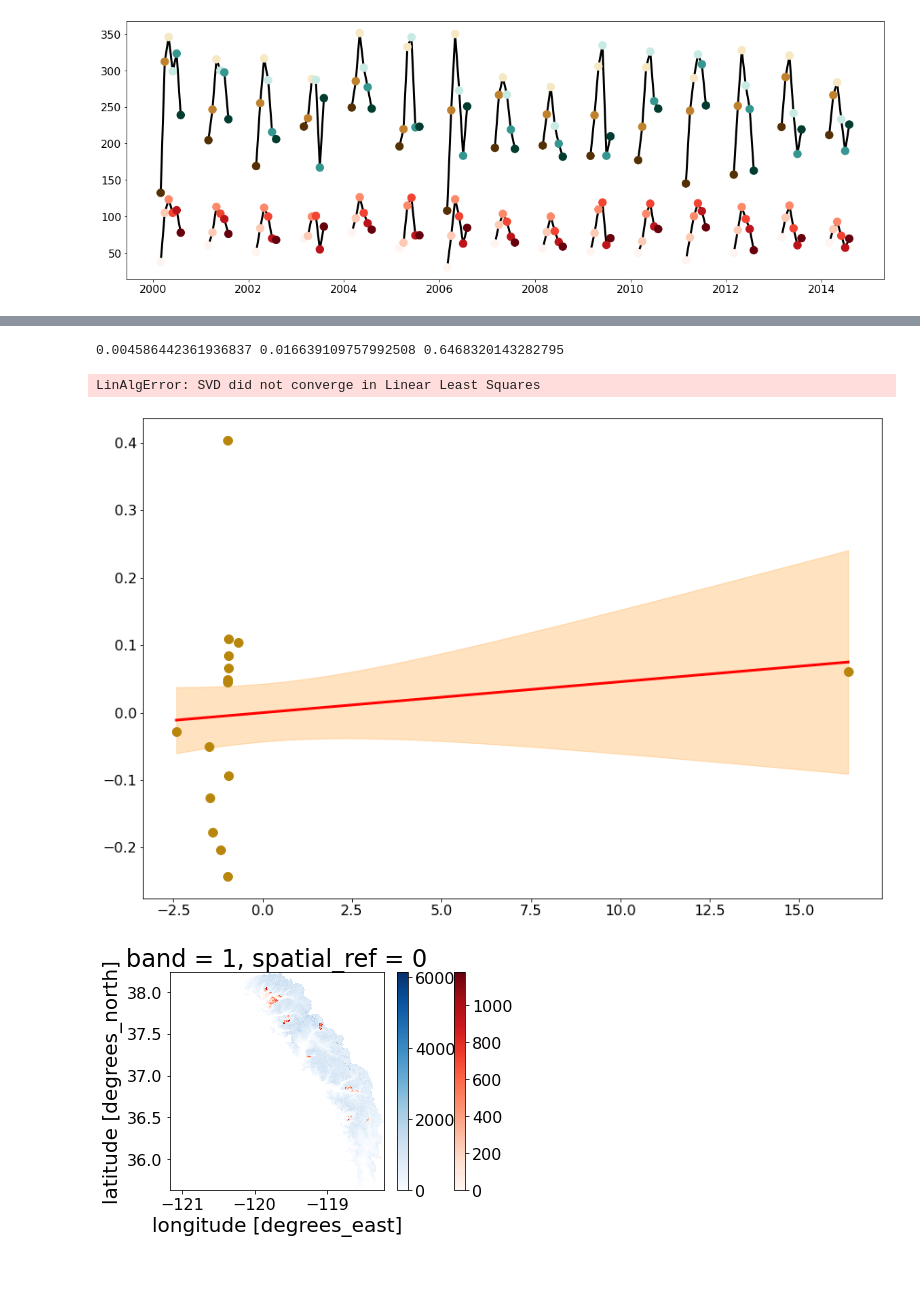
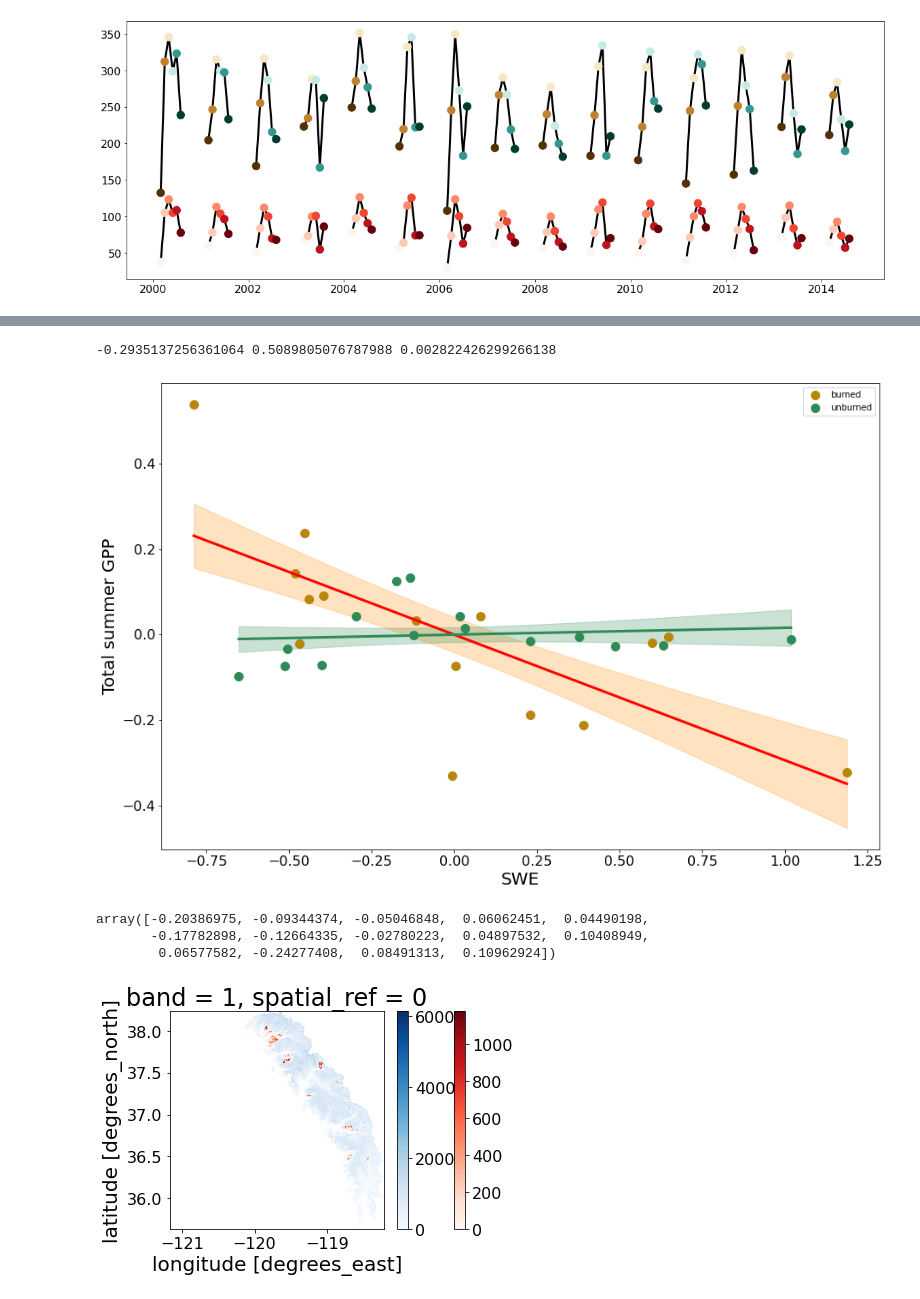
Before and after one commit to mariannecowherd/pe_snow_fires, a Jupyter notebook: scripts/avhrr_ndvi.ipynb, the cells around one changed output, grey strips where cells are left out. Saved outputs shown, nothing was run; the diff lists cells and outputs as text; code cells hidden in the pictures; blank space fills up the shorter version.

```diff
--- a/scripts/avhrr_ndvi.ipynb
+++ b/scripts/avhrr_ndvi.ipynb
@@ -247,8 +247,10 @@ ax.plot(x,y,'ko')
 # %%
 f,ax=plt.subplots(figsize=(15,10))
-
-x = normalize(sai_means_burned)
-y = normalize(gpp_tot_means_burned)
+x = normalize(swe_means_burned)
+y = normalize(ndvi_means_burned)
+idx=np.nanargmax(y)
+#x = np.delete(x,idx)
+#y = np.delete(y,idx)
 #x = swe_means_burned
 #y = gpp_means_burned
 ax.plot(x,y,'o',color='darkgoldenrod',label='burned')
@@ -271,38 +273,47 @@ ax.fill_between(t, yi+sig_yi, yi-sig_yi, alpha=.25,color='darkorange')
 ax.plot(t, yi,'-',color='red')
 #ax.axis('tight')
 slope, intercept, r_value, p_value, std_err = stats.linregress(x, y)
 print(slope, r_value**2,p_value)
 
-x = normalize(sai_means_unburned)
-y = normalize(gpp_means_unburned)
+x = normalize(swe_means_unburned)
+y = normalize(ndvi_means_unburned)
 ax.plot(x,y,'o',color='seagreen',label='unburned')
 n = 1  # degree of polynomial
 p, C_p = np.polyfit(x, y, n, cov=True)  # C_p is estimated covariance matrix
 
 # Do the interpolation for plotting:
 t = np.linspace(min(x), max(x), 500)
 TT = np.vstack([t**(n-i) for i in range(n+1)]).T
 yi = np.dot(TT, p)  # matrix multiplication calculates the polynomial values
 C_yi = np.dot(TT, np.dot(C_p, TT.T)) # C_y = TT*C_z*TT.T
 sig_yi = np.sqrt(np.diag(C_yi))  # Standard deviations are sqrt of diagonal
 
 ax.fill_between(t, yi+sig_yi, yi-sig_yi, alpha=.25,color='seagreen')
 ax.plot(t, yi,'-',color='seagreen')
 #ax.axis('tight')
 slope, intercept, r_value, p_value, std_err = stats.linregress(x, y)
 
 
 #z = np.polyfit(x, y, 1)
 #p = np.poly1d(z)
 #ax.plot(x,p(x),":",color='seagreen')
 ax.set_xlabel('SWE')
 ax.set_ylabel('Total summer GPP')
 ax.legend()
 plt.show()
 # %% [output]
-0.004586442361936837 0.016639109757992508 0.6468320143282795
+-0.2935137256361064 0.5089805076787988 0.002822426299266138
-LinAlgError: SVD did not converge in Linear Least Squares
-[figure, old version]
+[figure, new version]
+# %%
+x = normalize(sai_means_burned)
+y = normalize(gpp_tot_means_burned)
+len(x)
+np.delete(x,14)
+np.delete(y,14)
+# %% [output]
+array([-0.20386975, -0.09344374, -0.05046848,  0.06062451,  0.04490198,
+       -0.17782898, -0.12664335, -0.02780223,  0.04897532,  0.10408949,
+        0.06577582, -0.24277408,  0.08491313,  0.10962924])
 # %%
 for yr in range(2000,2016):
     tmp=sai_sj_unburned[yr][0,:,:]
```
Also changed, not shown: parts of 1 cell of this notebook.
